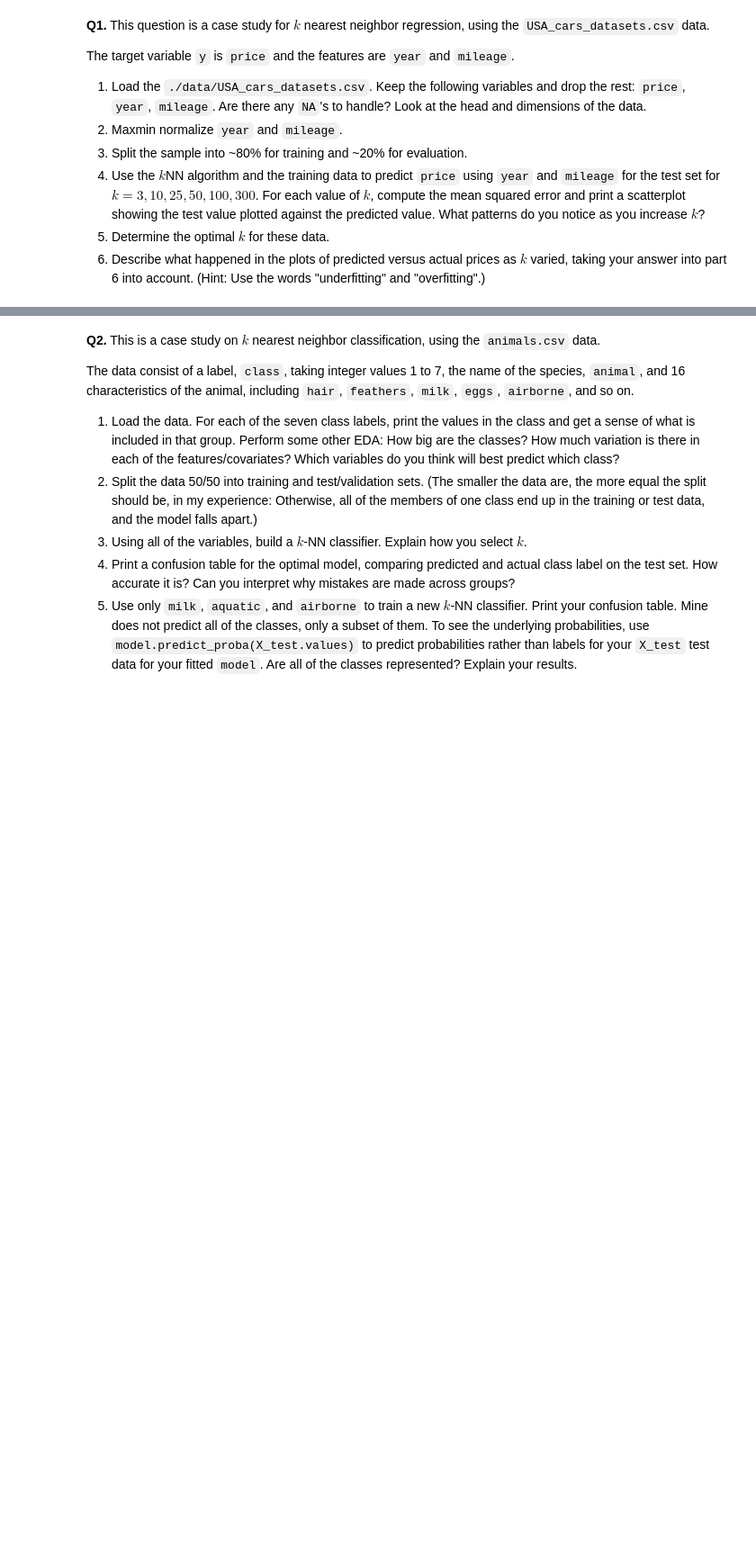
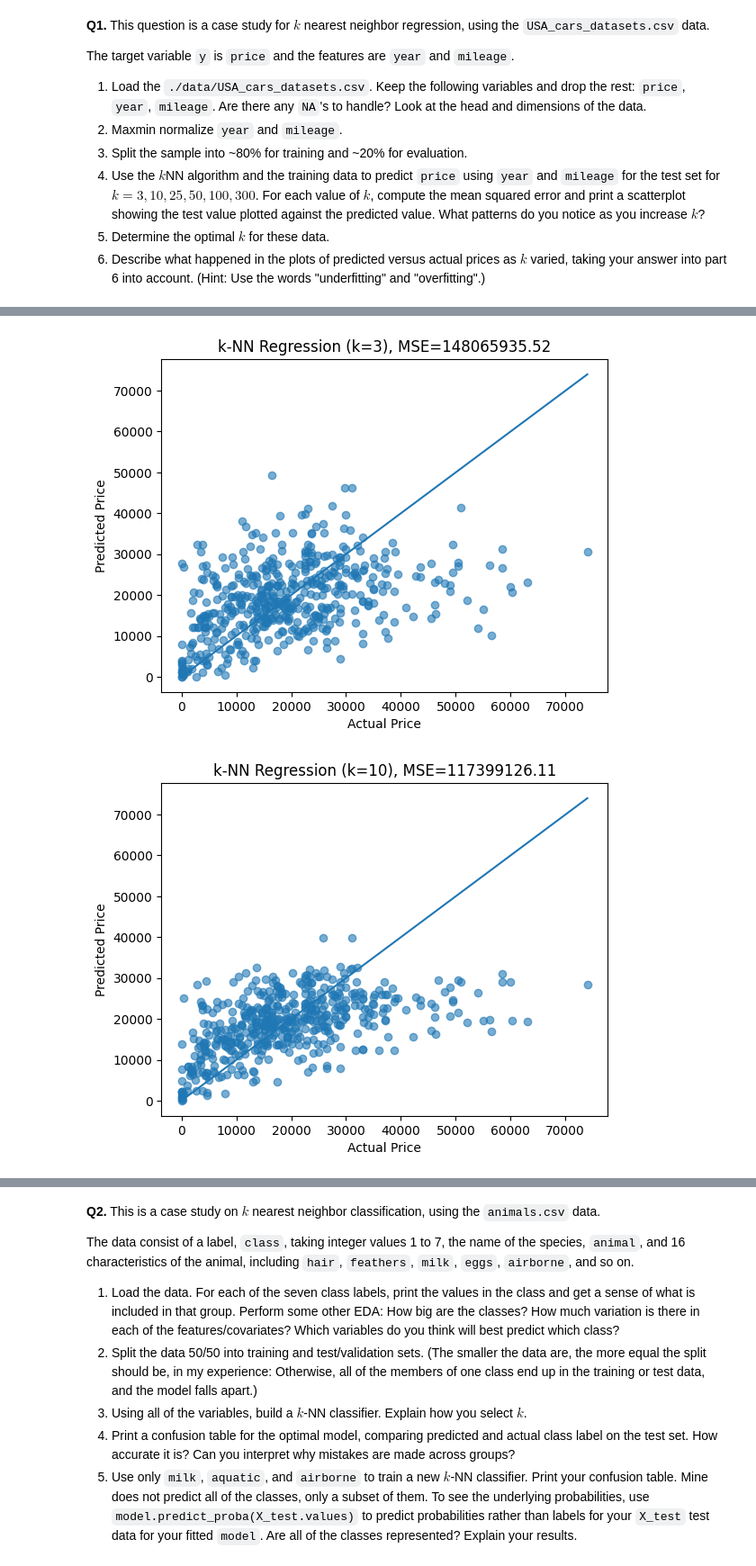
Before and after one commit to benshults22/knn, a Jupyter notebook: assignment/assignment_knn.ipynb, the cells around one changed output, grey strips where cells are left out. Shown at 90% size. Drawn from its saved outputs; the diff is of its cells as text; code cells hidden in the pictures; blank space fills up the shorter version.

```diff
--- a/assignment/assignment_knn.ipynb
+++ b/assignment/assignment_knn.ipynb
@@ -37,0 +57,6 @@ The target variable `y` is `price` and the features are `year` and `mileage`.
+# %%
+df=df[["price", "year", "mileage"]]
+print(df.head())
+print(df.shape)
+df.isna().any()
+#There aren't any NAs
@@ -37,0 +76,13 @@ The target variable `y` is `price` and the features are `year` and `mileage`.
+# %%
+def maxmin(z):
+    z = (z-min(z))/(max(z)-min(z))
+    return(z)
+
+cols = ['year', 'mileage']
+df[cols] = df[cols].apply(maxmin)
+# %%
+train_df, test_df = train_test_split(
+    df,
+    test_size=0.2,
+    random_state=42
+)
@@ -37,0 +142,30 @@ The target variable `y` is `price` and the features are `year` and `mileage`.
+# %%
+X_train = train_df[['year', 'mileage']]
+y_train = train_df['price']
+
+X_test = test_df[['year', 'mileage']]
+y_test = test_df['price']
+
+ks = [3, 10, 25, 50, 100, 300]
+mse_results = {}
+
+for k in ks:
+    knn = KNeighborsRegressor(n_neighbors=k)
+    knn.fit(X_train, y_train)
+
+    y_pred = knn.predict(X_test)
+    mse = mean_squared_error(y_test, y_pred)
+    mse_results[k] = mse
+
+    # Scatterplot
+    plt.figure()
+    plt.scatter(y_test, y_pred, alpha=0.6)
+    plt.plot([y_test.min(), y_test.max()],
+             [y_test.min(), y_test.max()])
+    plt.xlabel("Actual Price")
+    plt.ylabel("Predicted Price")
+    plt.title(f"k-NN Regression (k={k}), MSE={mse:.2f}")
+    plt.show()
+# %% [output]
+[figure, added]
+[figure, added]
```
Also changed, not shown: parts of 27 cells of this notebook.
